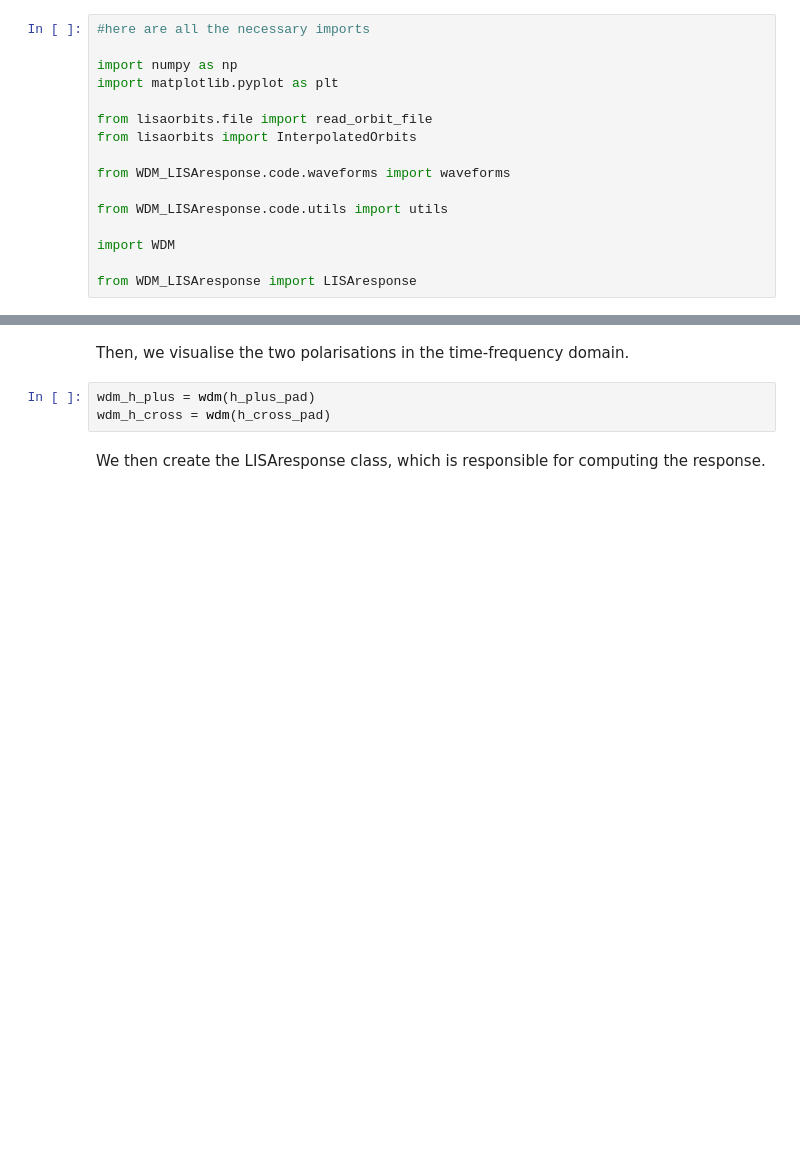
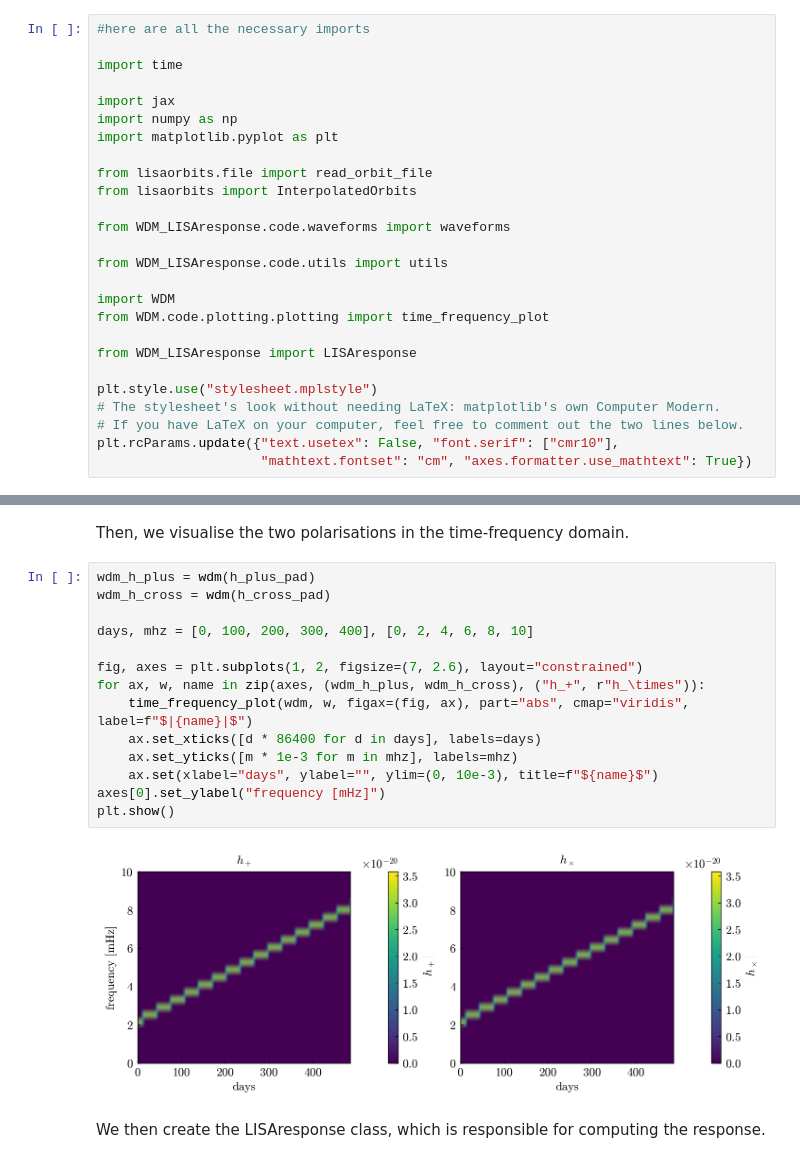
Before and after one commit to tomaszkinowski/WDM_LISAresponse, a Jupyter notebook: examples/getting_started.ipynb, the cells around one changed output, grey strips where cells are left out. Cells and saved outputs as stored; diff of their text form; blank space fills up the shorter version.

```diff
--- a/examples/getting_started.ipynb
+++ b/examples/getting_started.ipynb
@@ -7,6 +7,9 @@ This notebook explains the basic functionality of the package, using one of the
 # %%
 #here are all the necessary imports
 
+import time
+
+import jax
 import numpy as np
 import matplotlib.pyplot as plt
 
@@ -18,8 +21,15 @@ from WDM_LISAresponse.code.waveforms import waveforms
 from WDM_LISAresponse.code.utils import utils
 
 import WDM
+from WDM.code.plotting.plotting import time_frequency_plot
 
 from WDM_LISAresponse import LISAresponse
+
+plt.style.use("stylesheet.mplstyle")
+# The stylesheet's look without needing LaTeX: matplotlib's own Computer Modern.
+# If you have LaTeX on your computer, feel free to comment out the two lines below.
+plt.rcParams.update({"text.usetex": False, "font.serif": ["cmr10"],
+                     "mathtext.fontset": "cm", "axes.formatter.use_mathtext": True})
 # %% [markdown]
 We also set-up the parameters for the example.
 # %%
@@ -98,6 +154,19 @@ Then, we visualise the two polarisations in the time-frequency domain.
 # %%
 wdm_h_plus = wdm(h_plus_pad)
 wdm_h_cross = wdm(h_cross_pad)
+
+days, mhz = [0, 100, 200, 300, 400], [0, 2, 4, 6, 8, 10]
+
+fig, axes = plt.subplots(1, 2, figsize=(7, 2.6), layout="constrained")
+for ax, w, name in zip(axes, (wdm_h_plus, wdm_h_cross), ("h_+", r"h_\times")):
+    time_frequency_plot(wdm, w, figax=(fig, ax), part="abs", cmap="viridis", label=f"$|{name}|$")
+    ax.set_xticks([d * 86400 for d in days], labels=days)
+    ax.set_yticks([m * 1e-3 for m in mhz], labels=mhz)
+    ax.set(xlabel="days", ylabel="", ylim=(0, 10e-3), title=f"${name}$")
+axes[0].set_ylabel("frequency [mHz]")
+plt.show()
+# %% [output]
+[figure, added]
 # %% [markdown]
 We then create the LISAresponse class, which is responsible for computing the response.
 # %%
```
Also changed, not shown: parts of 17 cells of this notebook.
